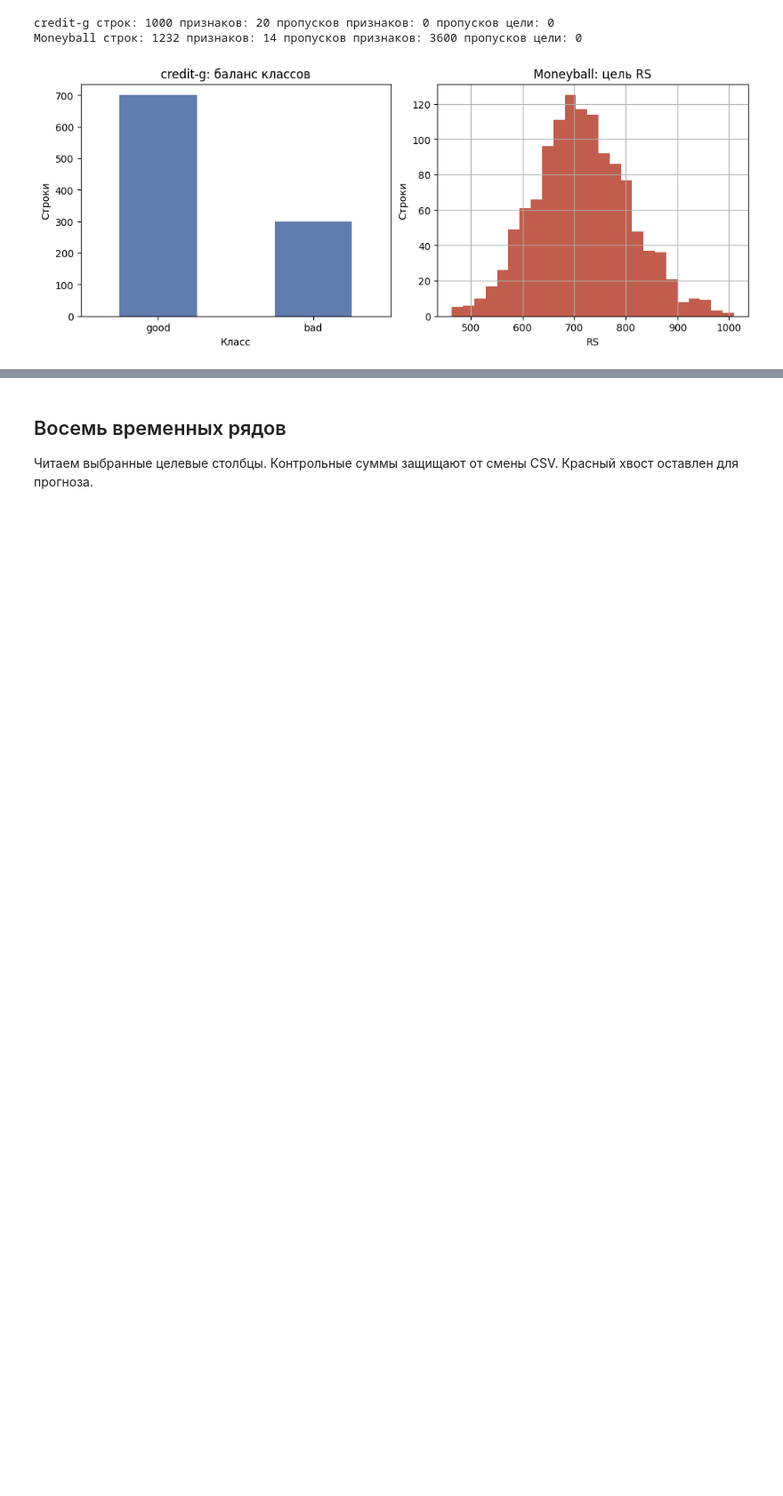
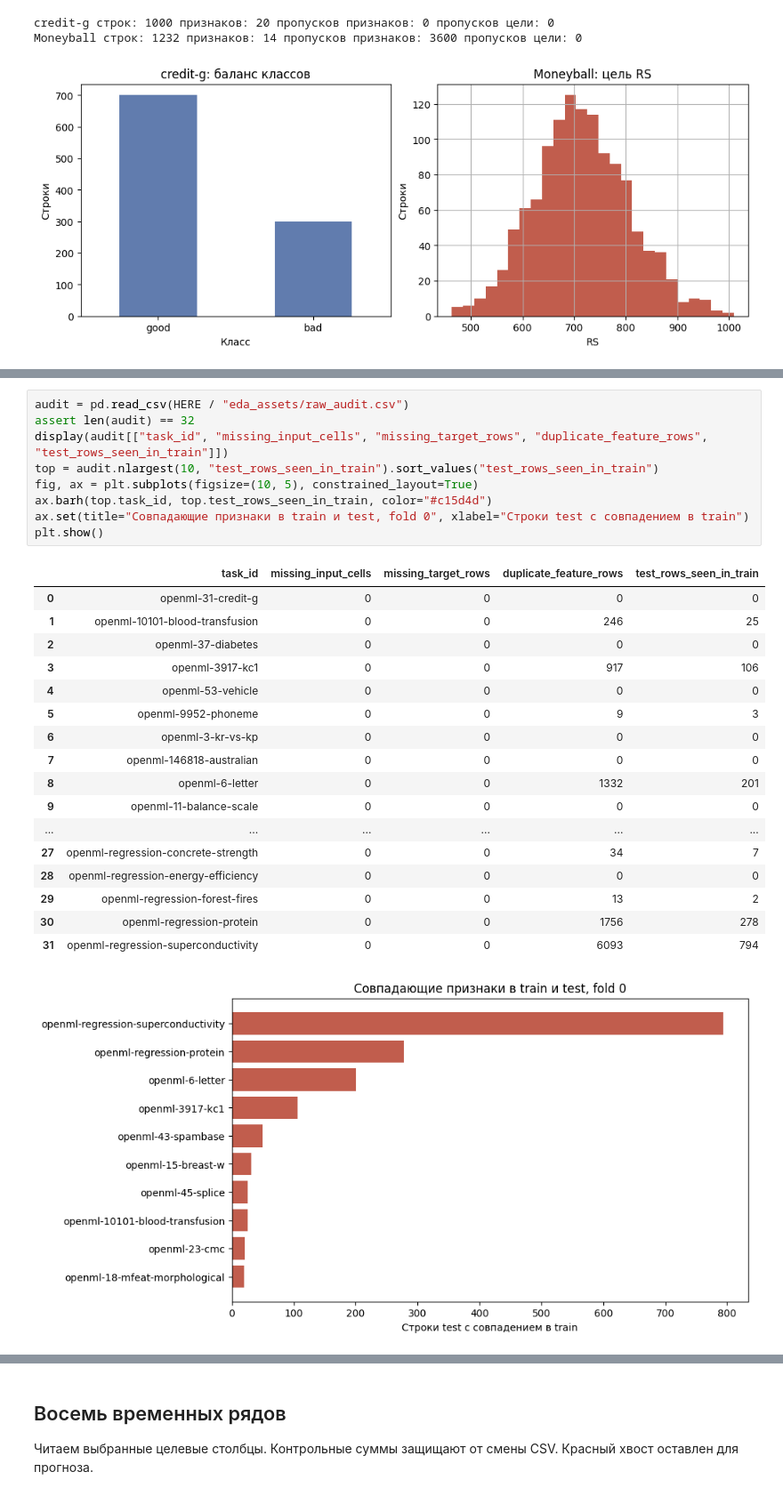
Before and after one commit to anpilove/FEDOT.LLM, a Jupyter notebook: fedotllm/agents/evolve/docs/eda.ipynb, the cells around one changed output, grey strips where cells are left out. Shown at 89% size. Saved outputs shown, nothing was run; the diff lists cells and outputs as text; blank space fills up the shorter version.

Commit message:
docs(evolve): audit raw OpenML splits across all tasks

```diff
--- a/fedotllm/agents/evolve/docs/eda.ipynb
+++ b/fedotllm/agents/evolve/docs/eda.ipynb
@@ -89,0 +94,28 @@ Moneyball строк: 1232 признаков: 14 пропусков призн
+# %%
+audit = pd.read_csv(HERE / "eda_assets/raw_audit.csv")
+assert len(audit) == 32
+display(audit[["task_id", "missing_input_cells", "missing_target_rows", "duplicate_feature_rows", "test_rows_seen_in_train"]])
+top = audit.nlargest(10, "test_rows_seen_in_train").sort_values("test_rows_seen_in_train")
+fig, ax = plt.subplots(figsize=(10, 5), constrained_layout=True)
+ax.barh(top.task_id, top.test_rows_seen_in_train, color="#c15d4d")
+ax.set(title="Совпадающие признаки в train и test, fold 0", xlabel="Строки test с совпадением в train")
+plt.show()
+# %% [output]
+|  | task_id | missing_input_cells | missing_target_rows | duplicate_feature_rows | test_rows_seen_in_train |
+| 0 | openml-31-credit-g | 0 | 0 | 0 | 0 |
+| 1 | openml-10101-blood-transfusion | 0 | 0 | 246 | 25 |
+| 2 | openml-37-diabetes | 0 | 0 | 0 | 0 |
+| 3 | openml-3917-kc1 | 0 | 0 | 917 | 106 |
+| 4 | openml-53-vehicle | 0 | 0 | 0 | 0 |
+| 5 | openml-9952-phoneme | 0 | 0 | 9 | 3 |
+| 6 | openml-3-kr-vs-kp | 0 | 0 | 0 | 0 |
+| 7 | openml-146818-australian | 0 | 0 | 0 | 0 |
+| 8 | openml-6-letter | 0 | 0 | 1332 | 201 |
+| 9 | openml-11-balance-scale | 0 | 0 | 0 | 0 |
+| ... | ... | ... | ... | ... | ... |
+| 27 | openml-regression-concrete-strength | 0 | 0 | 34 | 7 |
+| 28 | openml-regression-energy-efficiency | 0 | 0 | 0 | 0 |
+| 29 | openml-regression-forest-fires | 0 | 0 | 13 | 2 |
+| 30 | openml-regression-protein | 0 | 0 | 1756 | 278 |
+| 31 | openml-regression-superconductivity | 0 | 0 | 6093 | 794 |
+[figure, added]
```
Also changed, not shown: parts of 5 cells of this notebook, 5 other files.
